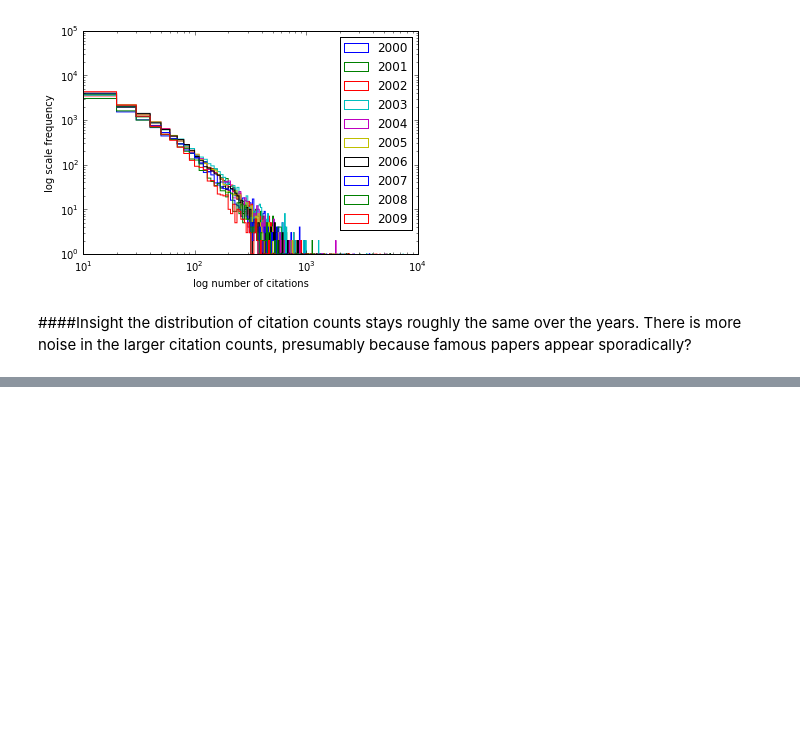
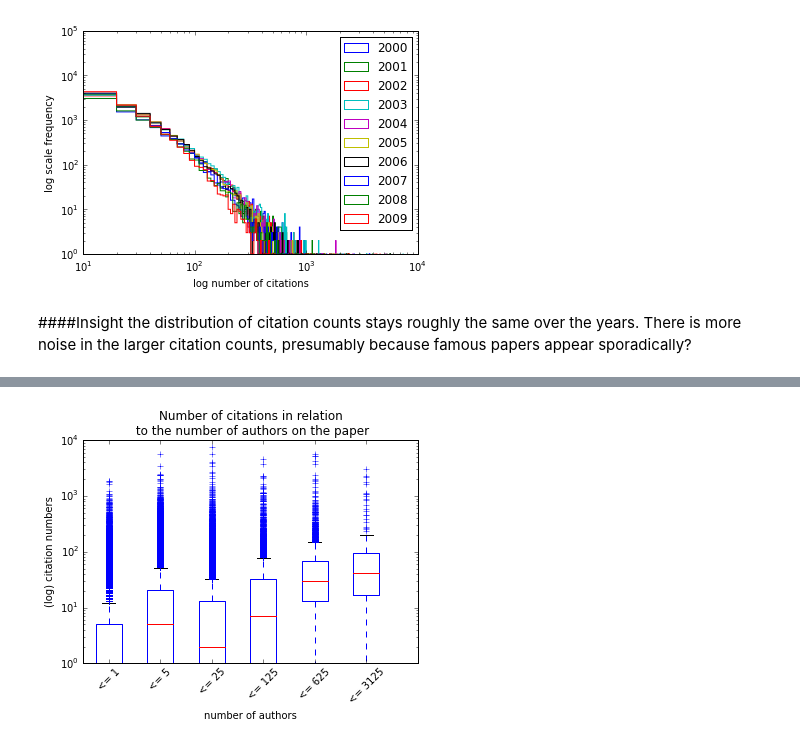
Before and after one commit to ahuja0007/team_citation, a Jupyter notebook: Exploratory2_sam.ipynb, the cells around one changed output, grey strips where cells are left out. Cells and saved outputs as stored; diff of their text form; code cells hidden in the pictures; blank space fills up the shorter version.

```diff
--- a/Exploratory2_sam.ipynb
+++ b/Exploratory2_sam.ipynb
@@ -60,0 +100,46 @@ the distribution of citation counts stays roughly the same over the years. There
+# %%
+def citation_author_count_by_year(include_years):
+    f=open('hep_records.json','r')
+    citation_author_counts=[]
+    for line in f:
+        response=json.loads(line)
+        try:
+            if response['creation_date'][:4] in included_years:
+                citation_author_counts.append((len(response['co-authors'])+1,len(response['citations'])))
+        except Exception as e:
+            #print response
+            #print e
+            continue
+    return citation_author_counts
+
+cit_author_counts=citation_author_count_by_year(included_years)
+# %%
+authors,cit=zip(*cit_author_counts)
+citations_per_number_author={}
+
+log_scale=[(0,1)]+[(5**n,5**(n+1)) for n in range(5)]
+
+for key in log_scale:
+    citations_per_number_author[key]=[]
+
+for a,c in cit_author_counts:
+    for key in citations_per_number_author:
+        if a> key[0] and a<=key[1]:
+            citations_per_number_author[key].append(c)
+
+to_boxplot=[]
+for key in sorted(citations_per_number_author.keys()):
+    to_boxplot.append(citations_per_number_author[key])
+
+plt.figsize=(20,8)
+plt.boxplot(to_boxplot);
+#plt.scatter(authors,cit);
+plt.yscale('log');
+plt.xticks(range(1,8),["<= "+str(i[1]) for i in sorted(citations_per_number_author.keys())],rotation=45);
+#plt.xlim(0,500)
+#plt.ylim(0,6000)
+plt.xlabel('number of authors');
+plt.ylabel('(log) citation numbers');
+plt.title('Number of citations in relation \n to the number of authors on the paper');
+# %% [output]
+[figure, added]
```
Also changed, not shown: parts of 7 cells of this notebook.
